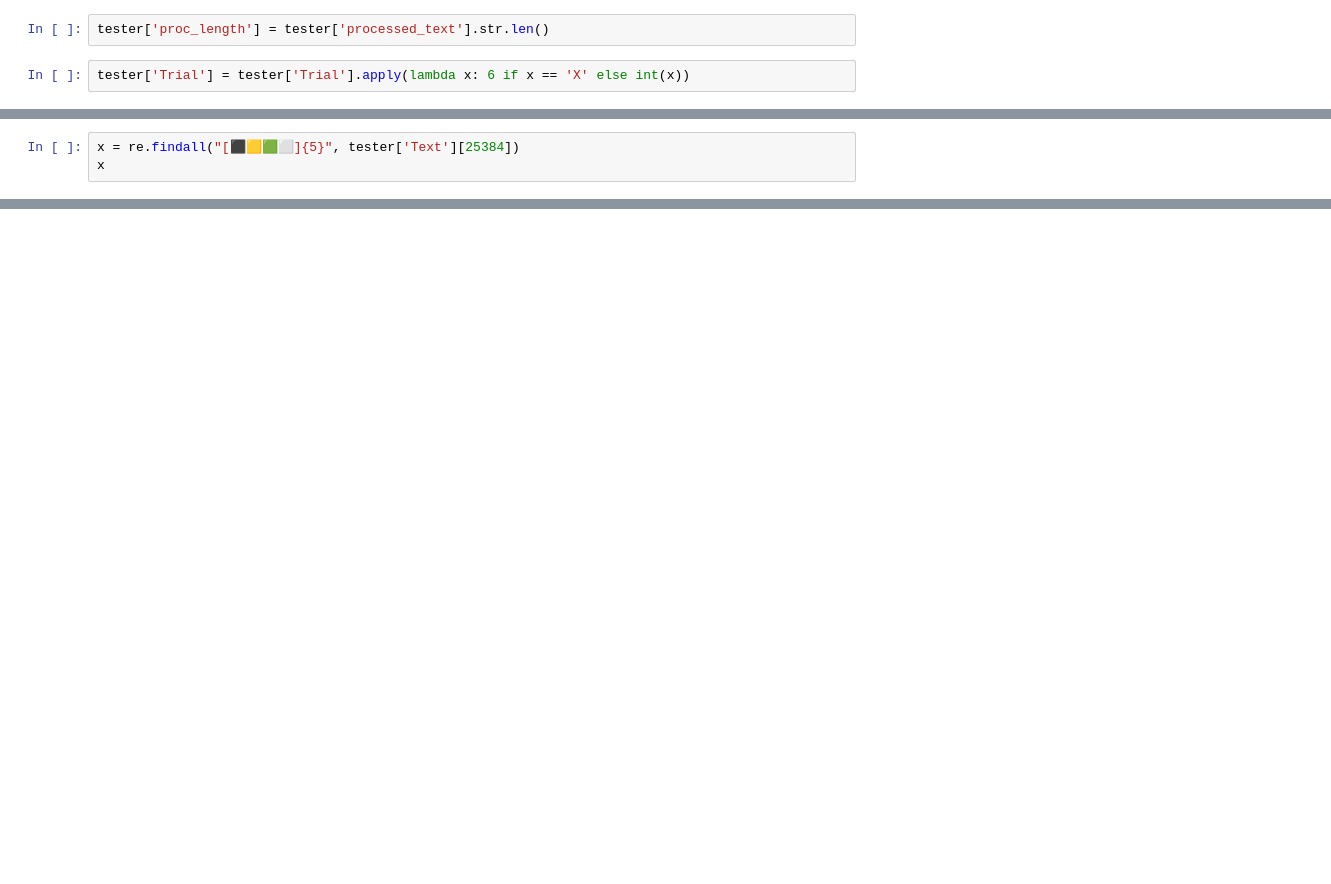
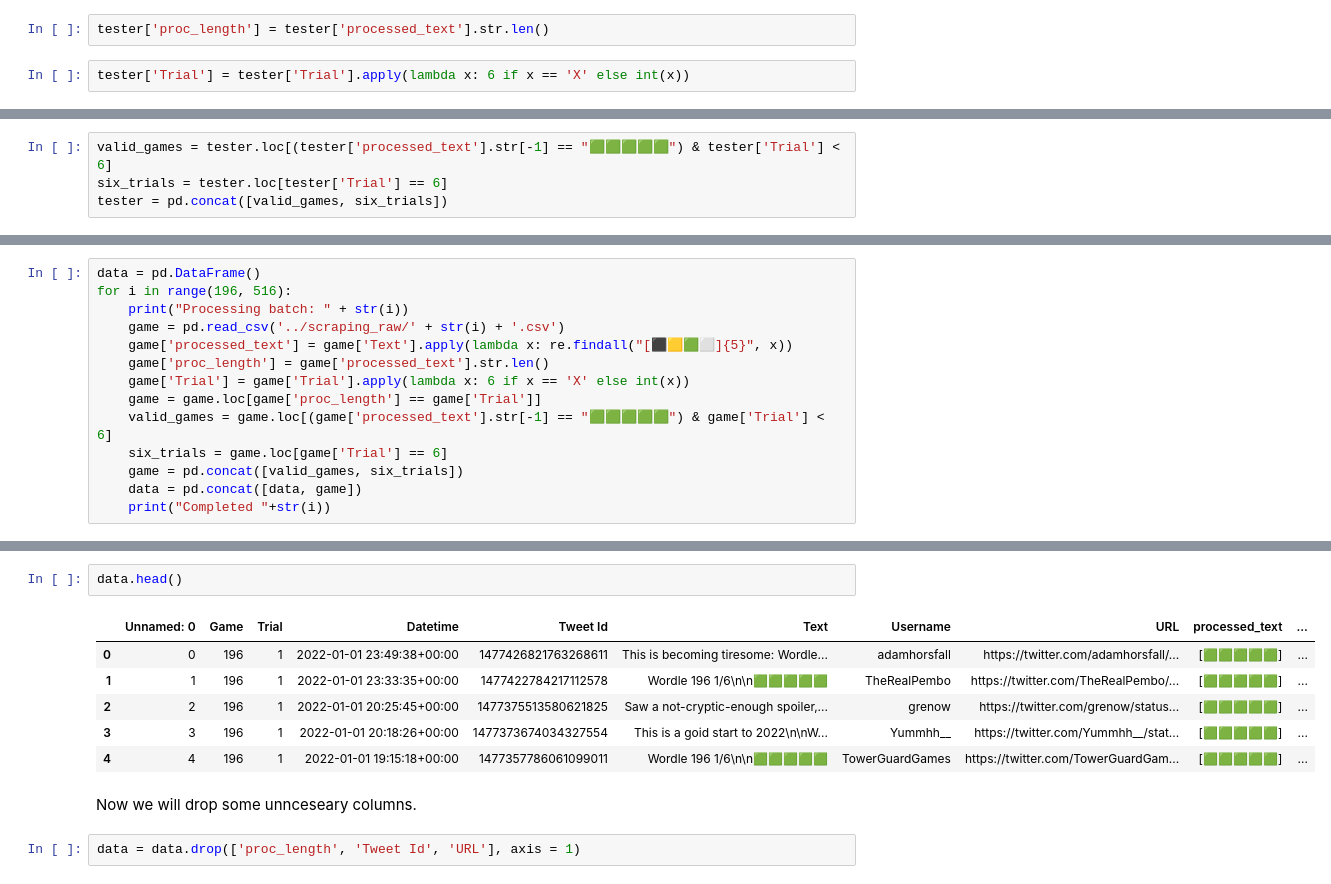
Before and after one commit to OscarCal/ImitatingWordlePlayers, a Jupyter notebook: analisis/Tweet processing.ipynb, the cells around one changed output, grey strips where cells are left out. Saved outputs shown, nothing was run; the diff lists cells and outputs as text; blank space fills up the shorter version.

```diff
--- a/analisis/Tweet processing.ipynb
+++ b/analisis/Tweet processing.ipynb
@@ -86,3 +55,0 @@ tester.loc[(tester['processed_text'].str[-1] == "🟩🟩🟩🟩🟩")]
-# %%
-x = re.findall("[⬛🟨🟩⬜]{5}", tester['Text'][25384])
-x
@@ -90,0 +58,4 @@ x
+# %%
+valid_games = tester.loc[(tester['processed_text'].str[-1] == "🟩🟩🟩🟩🟩") & tester['Trial'] < 6]
+six_trials = tester.loc[tester['Trial'] == 6]
+tester = pd.concat([valid_games, six_trials])
@@ -90,0 +66,14 @@ x
+# %%
+data = pd.DataFrame()
+for i in range(196, 516):
+    print("Processing batch: " + str(i))
+    game = pd.read_csv('../scraping_raw/' + str(i) + '.csv')
+    game['processed_text'] = game['Text'].apply(lambda x: re.findall("[⬛🟨🟩⬜]{5}", x))
+    game['proc_length'] = game['processed_text'].str.len()
+    game['Trial'] = game['Trial'].apply(lambda x: 6 if x == 'X' else int(x))
+    game = game.loc[game['proc_length'] == game['Trial']]
+    valid_games = game.loc[(game['processed_text'].str[-1] == "🟩🟩🟩🟩🟩") & game['Trial'] < 6]
+    six_trials = game.loc[game['Trial'] == 6]
+    game = pd.concat([valid_games, six_trials])
+    data = pd.concat([data, game])
+    print("Completed "+str(i))
@@ -90,0 +98,13 @@ x
+# %%
+data.head()
+# %% [output]
+|  | Unnamed: 0 | Game | Trial | Datetime | Tweet Id | Text | Username | URL | processed_text | ... |
+| 0 | 0 | 196 | 1 | 2022-01-01 23:49:38+00:00 | 1477426821763268611 | This is becoming tiresome: Wordle... | adamhorsfall | https://twitter.com/adamhorsfall/... | [🟩🟩🟩🟩🟩] | ... |
+| 1 | 1 | 196 | 1 | 2022-01-01 23:33:35+00:00 | 1477422784217112578 | Wordle 196 1/6\n\n🟩🟩🟩🟩🟩 | TheRealPembo | https://twitter.com/TheRealPembo/... | [🟩🟩🟩🟩🟩] | ... |
+| 2 | 2 | 196 | 1 | 2022-01-01 20:25:45+00:00 | 1477375513580621825 | Saw a not-cryptic-enough spoiler,... | grenow | https://twitter.com/grenow/status... | [🟩🟩🟩🟩🟩] | ... |
+| 3 | 3 | 196 | 1 | 2022-01-01 20:18:26+00:00 | 1477373674034327554 | This is a goid start to 2022\n\nW... | Yummhh__ | https://twitter.com/Yummhh__/stat... | [🟩🟩🟩🟩🟩] | ... |
+| 4 | 4 | 196 | 1 | 2022-01-01 19:15:18+00:00 | 1477357786061099011 | Wordle 196 1/6\n\n🟩🟩🟩🟩🟩 | TowerGuardGames | https://twitter.com/TowerGuardGam... | [🟩🟩🟩🟩🟩] | ... |
+# %% [markdown]
+Now we will drop some unnceseary columns.
+# %%
+data = data.drop(['proc_length', 'Tweet Id', 'URL'], axis = 1)
```
Also changed, not shown: parts of 24 cells of this notebook, 11 other files.
